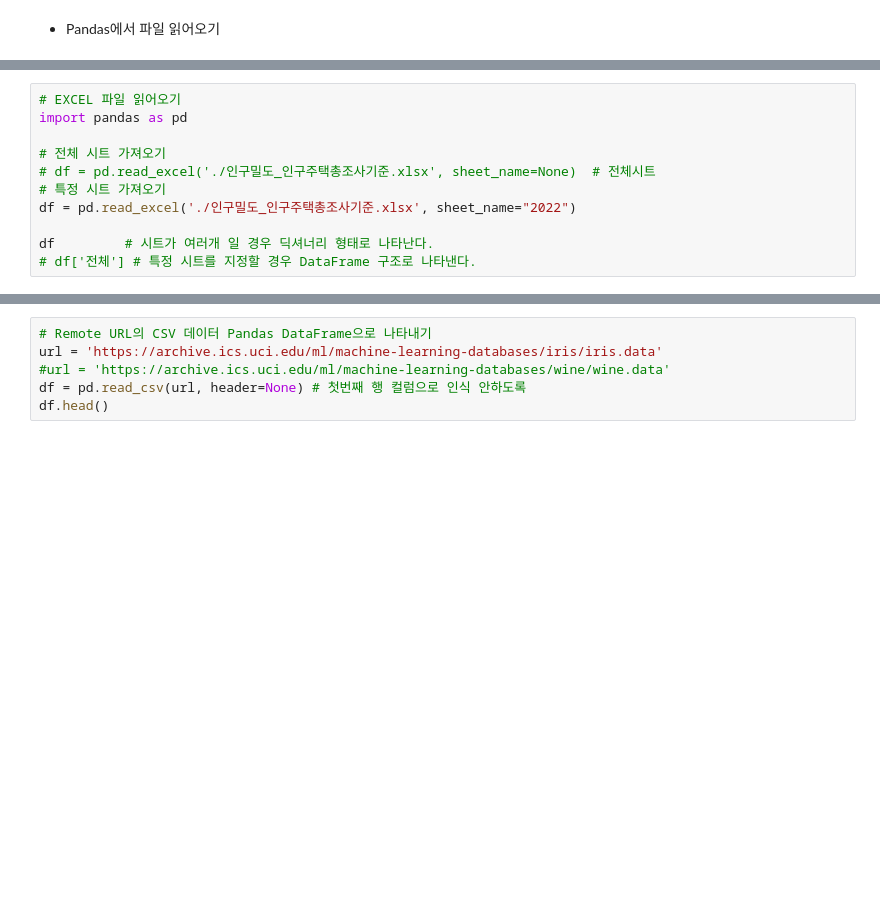
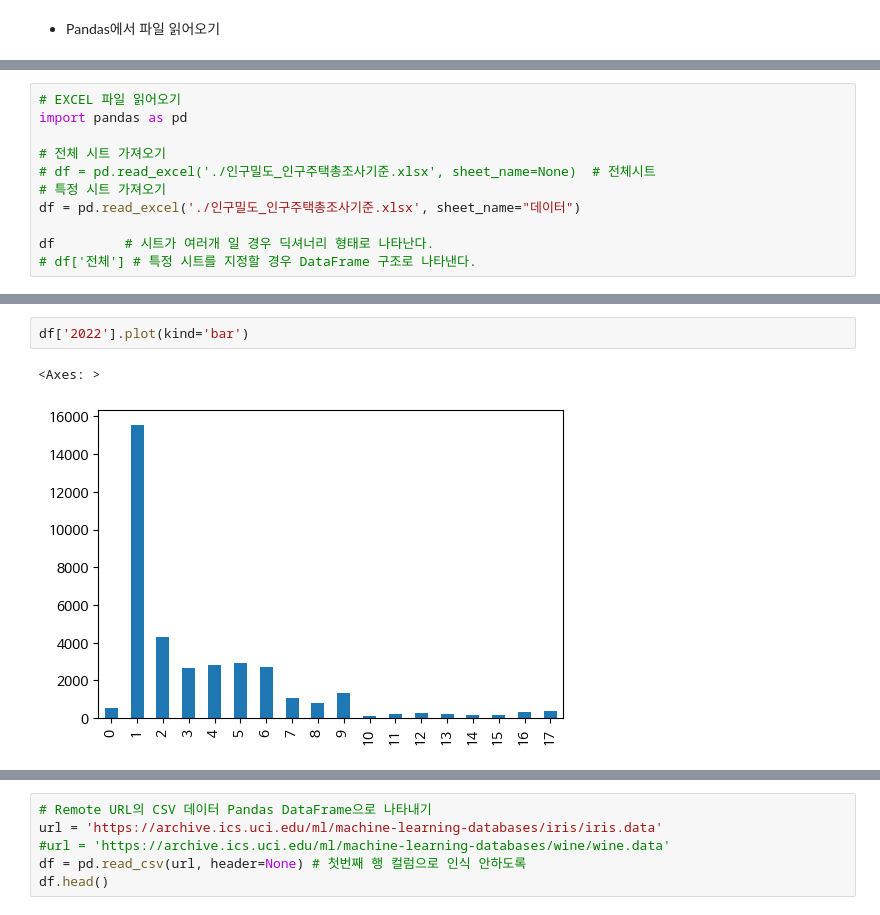
Before and after one commit to confeliz/2024_mirae_master, a Jupyter notebook: 2일차_탐색적데이터분석_기초_완성_hj.ipynb, the cells around one changed output, grey strips where cells are left out. Cells and saved outputs as stored; diff of their text form; blank space fills up the shorter version.

```diff
--- a/2일차_탐색적데이터분석_기초_완성_hj.ipynb
+++ b/2일차_탐색적데이터분석_기초_완성_hj.ipynb
@@ -194,7 +288,7 @@ import pandas as pd
 # 전체 시트 가져오기
 # df = pd.read_excel('./인구밀도_인구주택총조사기준.xlsx', sheet_name=None)  # 전체시트
 # 특정 시트 가져오기
-df = pd.read_excel('./인구밀도_인구주택총조사기준.xlsx', sheet_name="2022")
+df = pd.read_excel('./인구밀도_인구주택총조사기준.xlsx', sheet_name="데이터")
 
 df         # 시트가 여러개 일 경우 딕셔너리 형태로 나타난다.
 # df['전체'] # 특정 시트를 지정할 경우 DataFrame 구조로 나타낸다.
@@ -200,0 +394,5 @@ df         # 시트가 여러개 일 경우 딕셔너리 형태로 나타난다.
+# %%
+df['2022'].plot(kind='bar')
+# %% [output]
+<Axes: >
+[figure, added]
```
Also changed, not shown: parts of 72 cells of this notebook.
